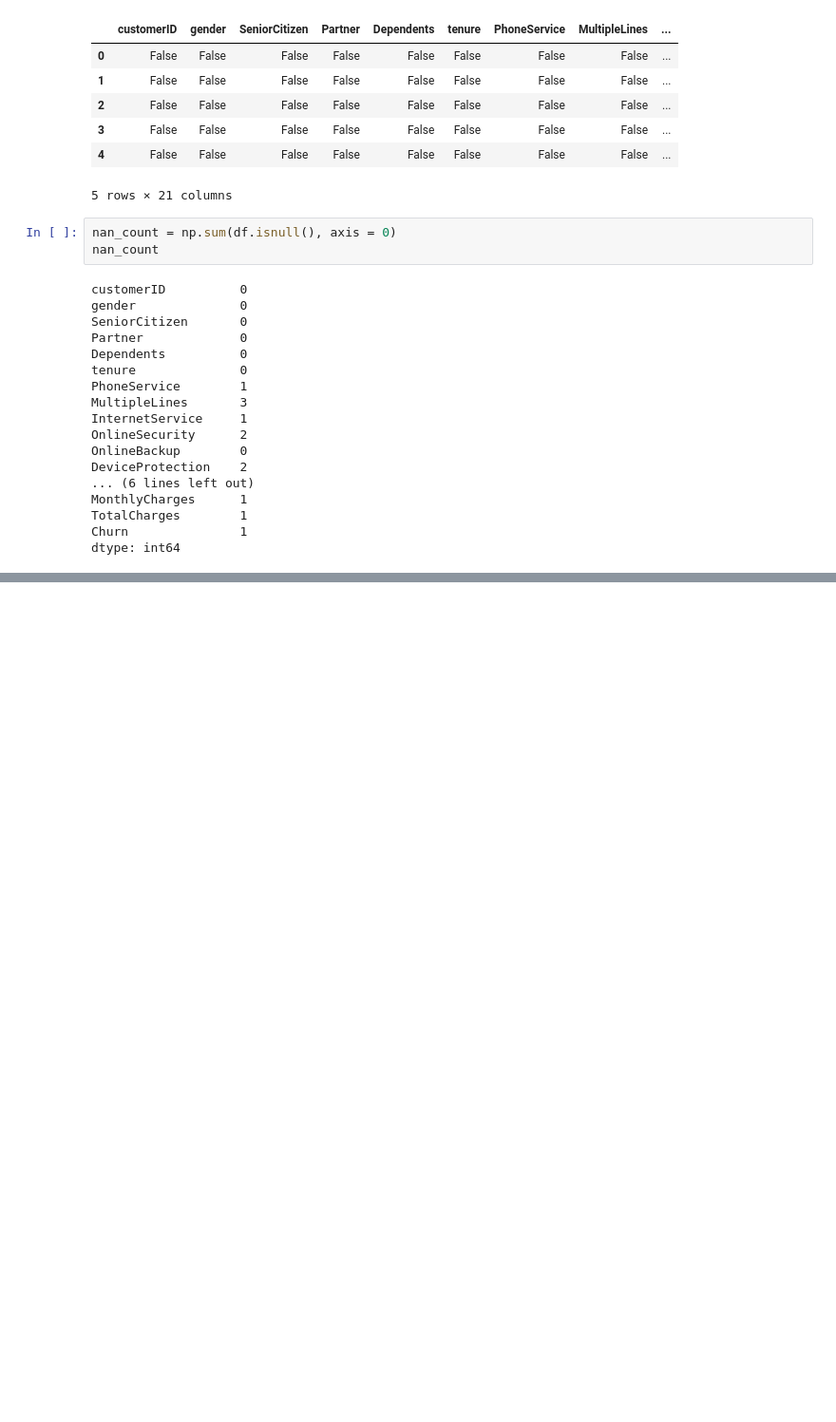
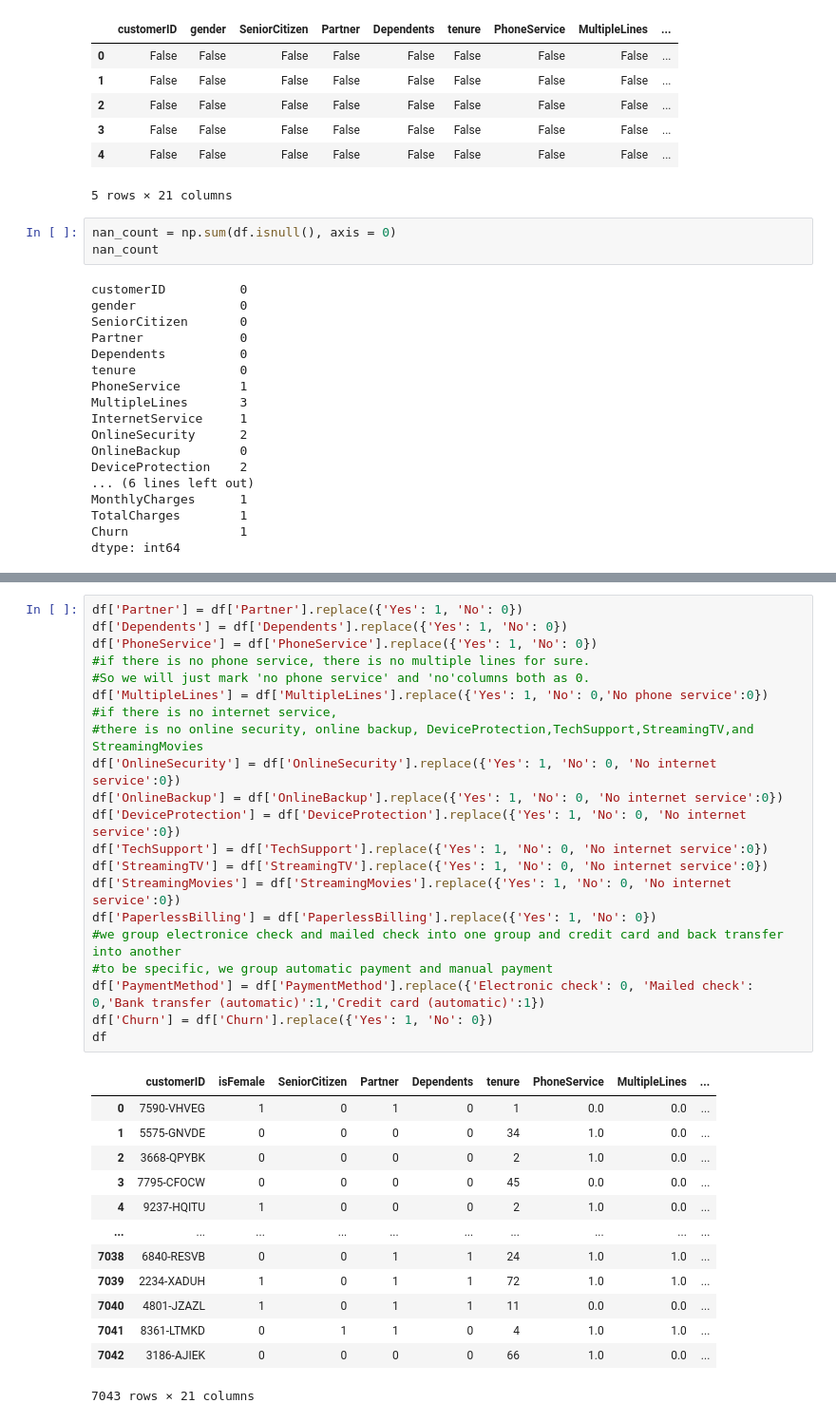
Before and after one commit to Isabellarasku/Verizon-2, a Jupyter notebook: Verizon#2.ipynb, the cells around one changed output, grey strips where cells are left out. Shown at 95% size. Saved outputs shown, nothing was run; the diff lists cells and outputs as text; blank space fills up the shorter version.

```diff
--- a/Verizon#2.ipynb
+++ b/Verizon#2.ipynb
@@ -121,0 +142,35 @@ df1.loc[df1['PhoneService'].isnull()]
+# %%
+df['Partner'] = df['Partner'].replace({'Yes': 1, 'No': 0})
+df['Dependents'] = df['Dependents'].replace({'Yes': 1, 'No': 0})
+df['PhoneService'] = df['PhoneService'].replace({'Yes': 1, 'No': 0})
+#if there is no phone service, there is no multiple lines for sure.
+#So we will just mark 'no phone service' and 'no'columns both as 0.
+df['MultipleLines'] = df['MultipleLines'].replace({'Yes': 1, 'No': 0,'No phone service':0})
+#if there is no internet service,
+#there is no online security, online backup, DeviceProtection,TechSupport,StreamingTV,and StreamingMovies
+df['OnlineSecurity'] = df['OnlineSecurity'].replace({'Yes': 1, 'No': 0, 'No internet service':0})
+df['OnlineBackup'] = df['OnlineBackup'].replace({'Yes': 1, 'No': 0, 'No internet service':0})
+df['DeviceProtection'] = df['DeviceProtection'].replace({'Yes': 1, 'No': 0, 'No internet service':0})
+df['TechSupport'] = df['TechSupport'].replace({'Yes': 1, 'No': 0, 'No internet service':0})
+df['StreamingTV'] = df['StreamingTV'].replace({'Yes': 1, 'No': 0, 'No internet service':0})
+df['StreamingMovies'] = df['StreamingMovies'].replace({'Yes': 1, 'No': 0, 'No internet service':0})
+df['PaperlessBilling'] = df['PaperlessBilling'].replace({'Yes': 1, 'No': 0})
+#we group electronice check and mailed check into one group and credit card and back transfer into another
+#to be specific, we group automatic payment and manual payment
+df['PaymentMethod'] = df['PaymentMethod'].replace({'Electronic check': 0, 'Mailed check': 0,'Bank transfer (automatic)':1,'Credit card (automatic)':1})
+df['Churn'] = df['Churn'].replace({'Yes': 1, 'No': 0})
+df
+# %% [output]
+|  | customerID | isFemale | SeniorCitizen | Partner | Dependents | tenure | PhoneService | MultipleLines | ... |
+| 0 | 7590-VHVEG | 1 | 0 | 1 | 0 | 1 | 0.0 | 0.0 | ... |
+| 1 | 5575-GNVDE | 0 | 0 | 0 | 0 | 34 | 1.0 | 0.0 | ... |
+| 2 | 3668-QPYBK | 0 | 0 | 0 | 0 | 2 | 1.0 | 0.0 | ... |
+| 3 | 7795-CFOCW | 0 | 0 | 0 | 0 | 45 | 0.0 | 0.0 | ... |
+| 4 | 9237-HQITU | 1 | 0 | 0 | 0 | 2 | 1.0 | 0.0 | ... |
+| ... | ... | ... | ... | ... | ... | ... | ... | ... | ... |
+| 7038 | 6840-RESVB | 0 | 0 | 1 | 1 | 24 | 1.0 | 1.0 | ... |
+| 7039 | 2234-XADUH | 1 | 0 | 1 | 1 | 72 | 1.0 | 1.0 | ... |
+| 7040 | 4801-JZAZL | 1 | 0 | 1 | 1 | 11 | 0.0 | 0.0 | ... |
+| 7041 | 8361-LTMKD | 0 | 1 | 1 | 0 | 4 | 1.0 | 1.0 | ... |
+| 7042 | 3186-AJIEK | 0 | 0 | 0 | 0 | 66 | 1.0 | 0.0 | ... |
+7043 rows × 21 columns
```
Also changed, not shown: parts of 10 cells of this notebook.
